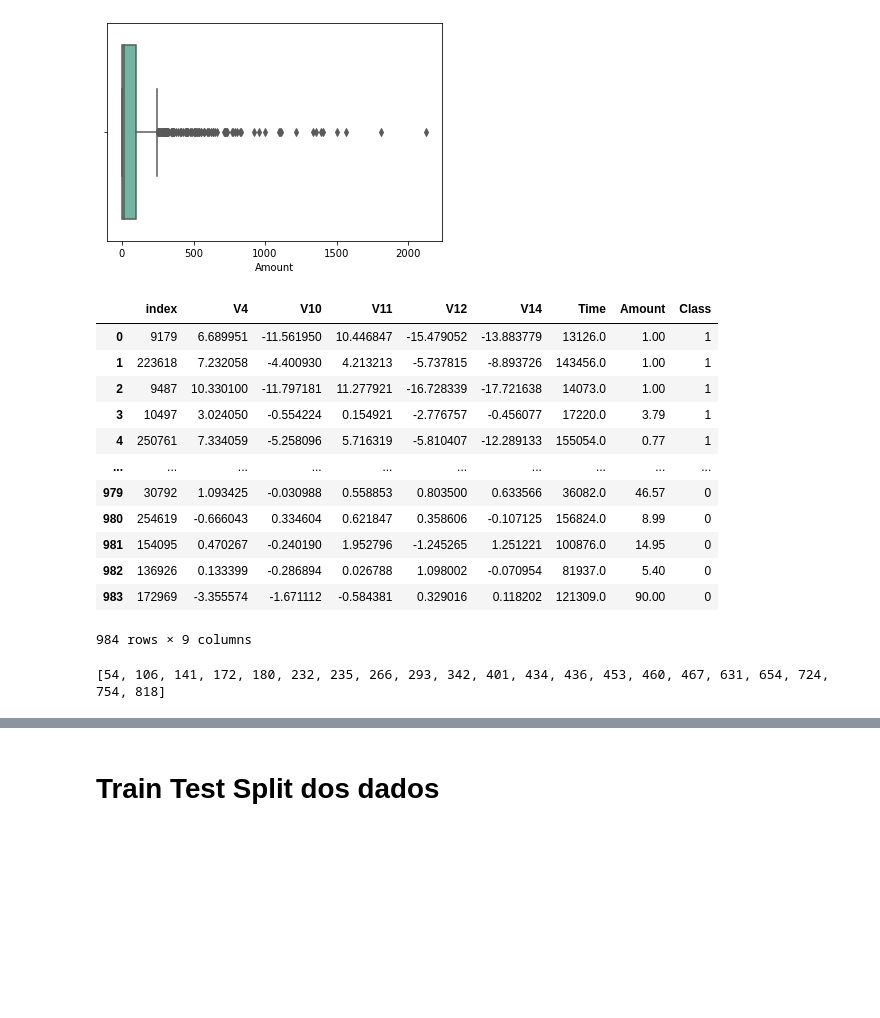
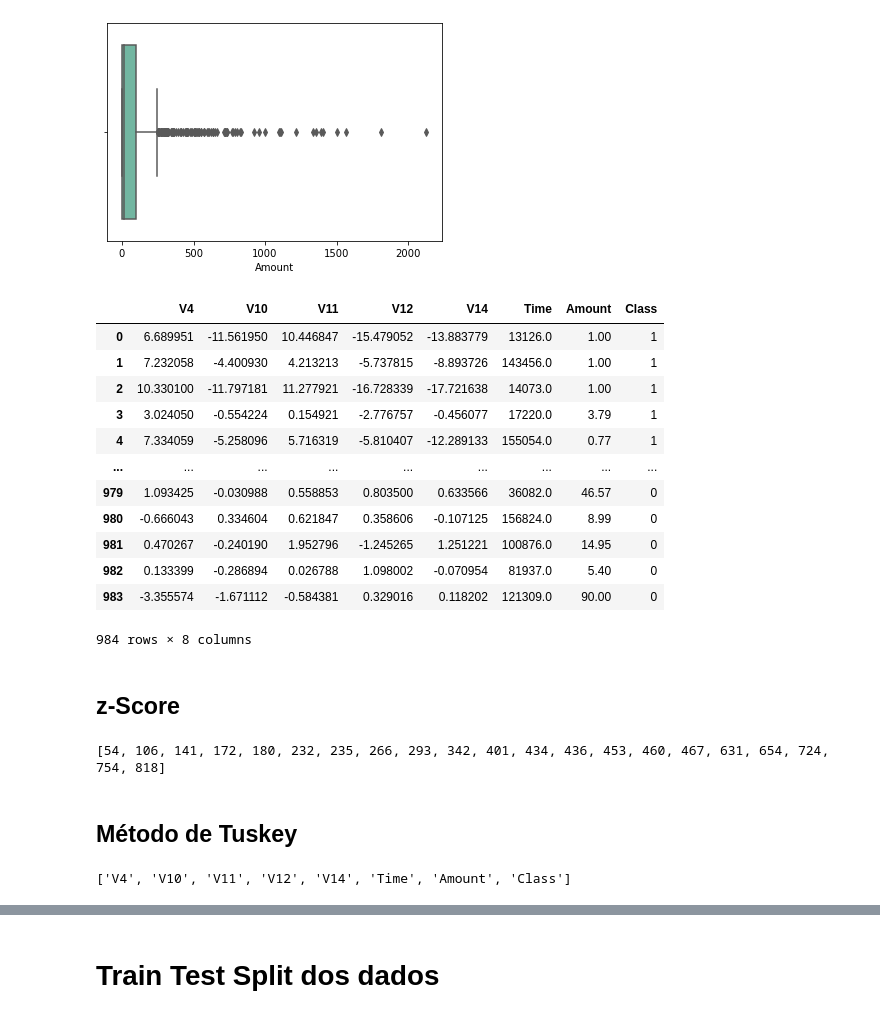
Before and after one commit to ptg1995/Deteccao_fraudes, a Jupyter notebook: Fraude Cartao.ipynb, the cells around one changed output, grey strips where cells are left out. Cells and saved outputs as stored; diff of their text form; code cells hidden in the pictures; blank space fills up the shorter version.

```diff
--- a/Fraude Cartao.ipynb
+++ b/Fraude Cartao.ipynb
@@ -200,22 +200,24 @@ ax = sns.boxplot(x= transactions_df["Amount"], orient="h", palette="Set2")
 # %% [output]
 [figure]
 # %%
-transactions_df = transactions_df.reset_index()
+transactions_df = transactions_df.reset_index(drop=True)
 transactions_df
 # %% [output]
-|  | index | V4 | V10 | V11 | V12 | V14 | Time | Amount | Class |
-| 0 | 9179 | 6.689951 | -11.561950 | 10.446847 | -15.479052 | -13.883779 | 13126.0 | 1.00 | 1 |
-| 1 | 223618 | 7.232058 | -4.400930 | 4.213213 | -5.737815 | -8.893726 | 143456.0 | 1.00 | 1 |
-| 2 | 9487 | 10.330100 | -11.797181 | 11.277921 | -16.728339 | -17.721638 | 14073.0 | 1.00 | 1 |
-| 3 | 10497 | 3.024050 | -0.554224 | 0.154921 | -2.776757 | -0.456077 | 17220.0 | 3.79 | 1 |
-| 4 | 250761 | 7.334059 | -5.258096 | 5.716319 | -5.810407 | -12.289133 | 155054.0 | 0.77 | 1 |
-| ... | ... | ... | ... | ... | ... | ... | ... | ... | ... |
-| 979 | 30792 | 1.093425 | -0.030988 | 0.558853 | 0.803500 | 0.633566 | 36082.0 | 46.57 | 0 |
-| 980 | 254619 | -0.666043 | 0.334604 | 0.621847 | 0.358606 | -0.107125 | 156824.0 | 8.99 | 0 |
-| 981 | 154095 | 0.470267 | -0.240190 | 1.952796 | -1.245265 | 1.251221 | 100876.0 | 14.95 | 0 |
-| 982 | 136926 | 0.133399 | -0.286894 | 0.026788 | 1.098002 | -0.070954 | 81937.0 | 5.40 | 0 |
-| 983 | 172969 | -3.355574 | -1.671112 | -0.584381 | 0.329016 | 0.118202 | 121309.0 | 90.00 | 0 |
+|  | V4 | V10 | V11 | V12 | V14 | Time | Amount | Class |
+| 0 | 6.689951 | -11.561950 | 10.446847 | -15.479052 | -13.883779 | 13126.0 | 1.00 | 1 |
+| 1 | 7.232058 | -4.400930 | 4.213213 | -5.737815 | -8.893726 | 143456.0 | 1.00 | 1 |
+| 2 | 10.330100 | -11.797181 | 11.277921 | -16.728339 | -17.721638 | 14073.0 | 1.00 | 1 |
+| 3 | 3.024050 | -0.554224 | 0.154921 | -2.776757 | -0.456077 | 17220.0 | 3.79 | 1 |
+| 4 | 7.334059 | -5.258096 | 5.716319 | -5.810407 | -12.289133 | 155054.0 | 0.77 | 1 |
+| ... | ... | ... | ... | ... | ... | ... | ... | ... |
+| 979 | 1.093425 | -0.030988 | 0.558853 | 0.803500 | 0.633566 | 36082.0 | 46.57 | 0 |
+| 980 | -0.666043 | 0.334604 | 0.621847 | 0.358606 | -0.107125 | 156824.0 | 8.99 | 0 |
+| 981 | 0.470267 | -0.240190 | 1.952796 | -1.245265 | 1.251221 | 100876.0 | 14.95 | 0 |
+| 982 | 0.133399 | -0.286894 | 0.026788 | 1.098002 | -0.070954 | 81937.0 | 5.40 | 0 |
+| 983 | -3.355574 | -1.671112 | -0.584381 | 0.329016 | 0.118202 | 121309.0 | 90.00 | 0 |
-984 rows × 9 columns
+984 rows × 8 columns
+# %% [markdown]
+## z-Score
 # %%
 def z_score_method(df, variable_name):
     columns = df.columns
@@ -237,3 +239,5 @@ outlier_z = z_score_method(transactions_df, 'Amount')
 print(outlier_z)
 # %% [output]
 [54, 106, 141, 172, 180, 232, 235, 266, 293, 342, 401, 434, 436, 453, 460, 467, 631, 654, 724, 754, 818]
+# %% [markdown]
+## Método de Tuskey
@@ -240 +270,5 @@ print(outlier_z)
+# %%
+melhores_correlacoes
+# %% [output]
+['V4', 'V10', 'V11', 'V12', 'V14', 'Time', 'Amount', 'Class']
 # %%
```
Also changed, not shown: parts of 26 cells of this notebook.
